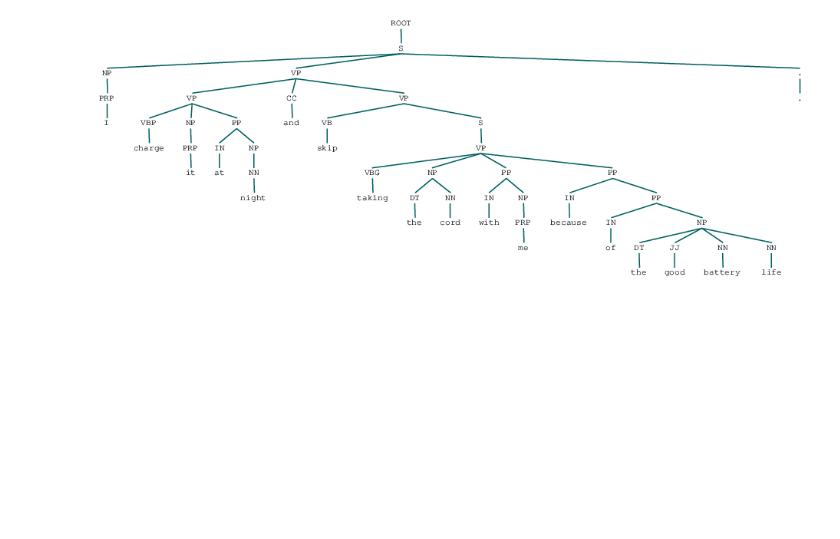
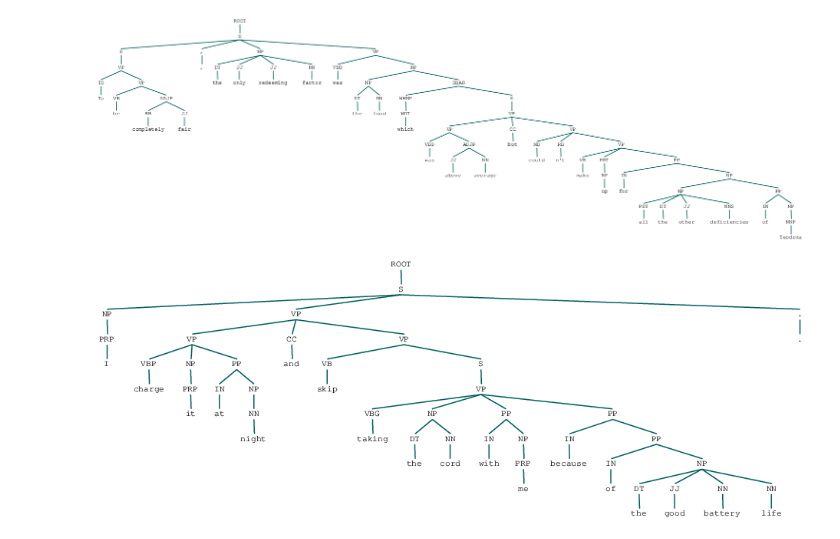
Before and after one commit to richardsun-voyager/SA-Sent, a Jupyter notebook: tree_model.ipynb, the cells around one changed output. Saved outputs shown, nothing was run; the diff lists cells and outputs as text; code cells hidden in the pictures; blank space fills up the shorter version.

```diff
--- a/tree_model.ipynb
+++ b/tree_model.ipynb
@@ -19,5 +17,11 @@ def binarize(tree):
     else:
         label = tree.label()
         return reduce(lambda x, y: Tree(label, (binarize(x), binarize(y))), tree)
+# %%
+sentence = "To be completely fair, the only redeeming factor was the food which was above average but couldn't make up for all the other deficiencies of Teodora "
 # %%
 parse_tree = nlp.parse(sentence)
+nltk_tree = Tree.fromstring(parse_tree)
+nltk_tree
+# %% [output]
+[figure, added]
```
Also changed, not shown: parts of 30 cells of this notebook, 19 other files.
